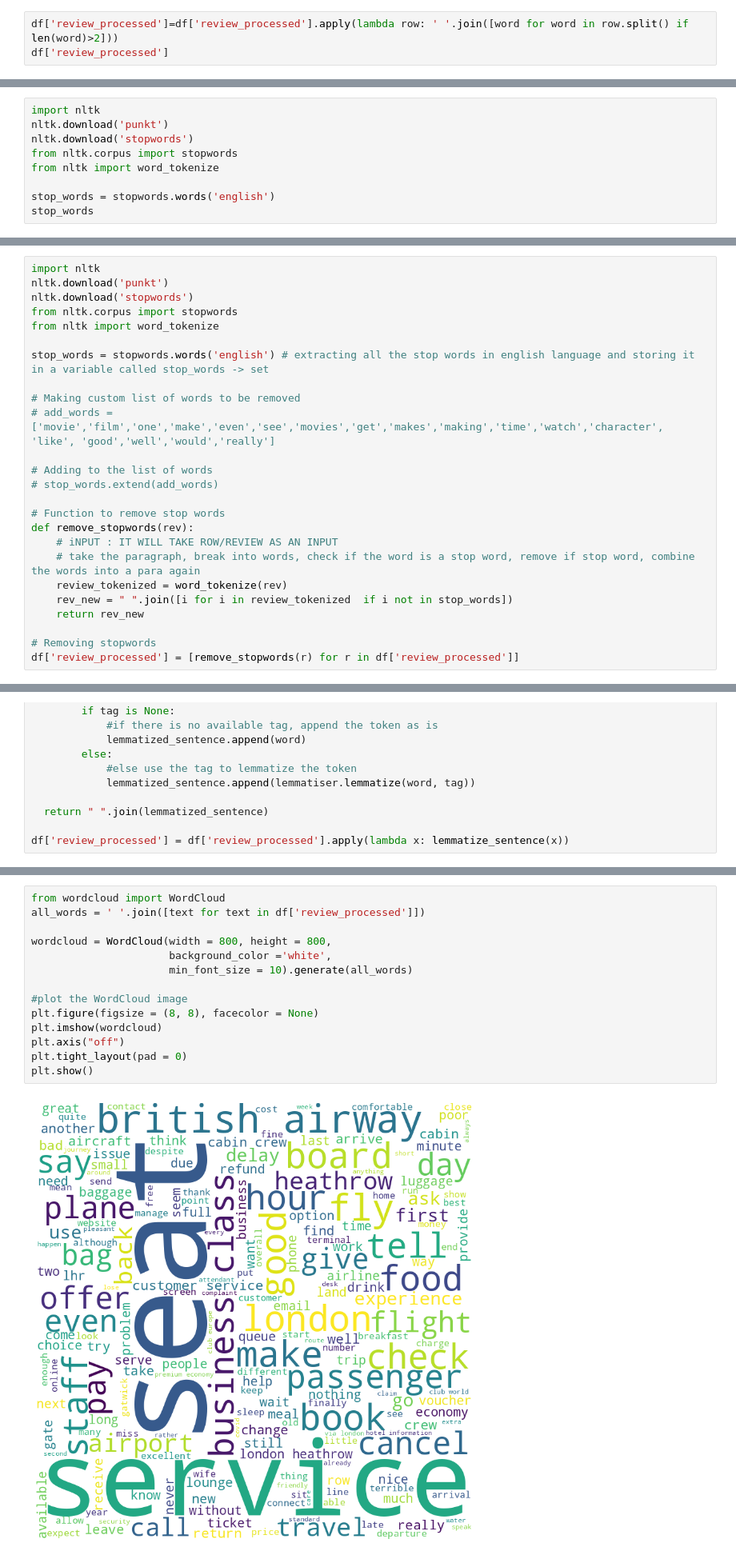
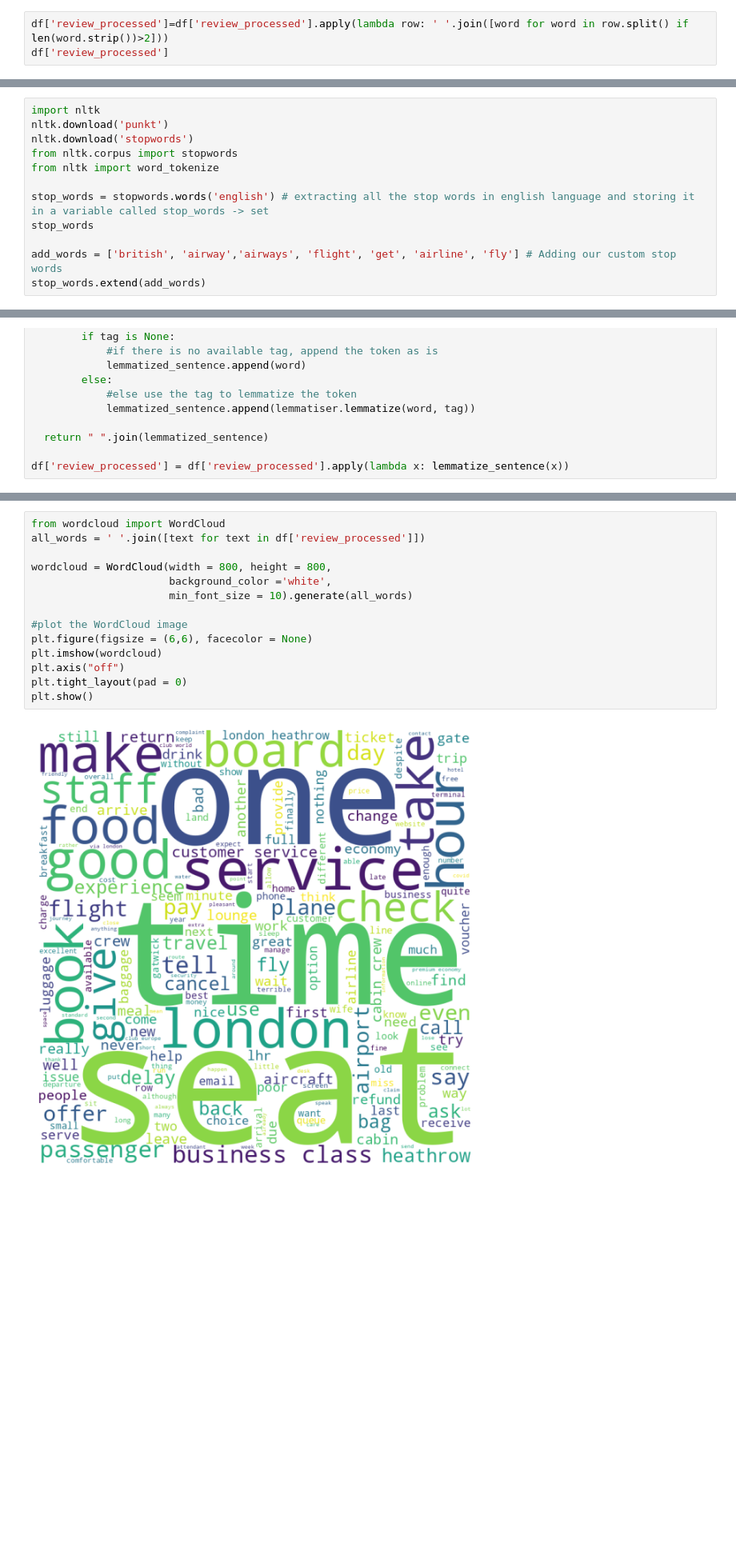
Before and after one commit to BhanuSrihridai/British-Airways, a Jupyter notebook: British_airways.ipynb, the cells around one changed output, grey strips where cells are left out. Shown: that part at 80% size. Cells and saved outputs as stored; diff of their text form; blank space fills up the shorter version.

```diff
--- a/British_airways.ipynb
+++ b/British_airways.ipynb
@@ -143,4 +142,4 @@ Replacing the shorter words with space
 # %%
-df['review_processed']=df['review_processed'].apply(lambda row: ' '.join([word for word in row.split() if len(word)>2]))
+df['review_processed']=df['review_processed'].apply(lambda row: ' '.join([word for word in row.split() if len(word.strip())>2]))
 df['review_processed']
 # %% [output]
@@ -183,8 +186,11 @@ nltk.download('stopwords')
 from nltk.corpus import stopwords
 from nltk import word_tokenize
 
-stop_words = stopwords.words('english')
+stop_words = stopwords.words('english') # extracting all the stop words in english language and storing it in a variable called stop_words -> set
 stop_words
+
+add_words = ['british', 'airway','airways', 'flight', 'get', 'airline', 'fly'] # Adding our custom stop words
+stop_words.extend(add_words)
 # %% [output]
 [nltk_data] Downloading package punkt to /root/nltk_data...
 [nltk_data]   Package punkt is already up-to-date!
@@ -210,25 +198,0 @@ stop_words
-# %%
-import nltk
-nltk.download('punkt')
-nltk.download('stopwords')
-from nltk.corpus import stopwords
-from nltk import word_tokenize
-
-stop_words = stopwords.words('english') # extracting all the stop words in english language and storing it in a variable called stop_words -> set
-
-# Making custom list of words to be removed
-# add_words = ['movie','film','one','make','even','see','movies','get','makes','making','time','watch','character', 'like', 'good','well','would','really']
-
-# Adding to the list of words
-# stop_words.extend(add_words)
-
-# Function to remove stop words
-def remove_stopwords(rev):
-    # iNPUT : IT WILL TAKE ROW/REVIEW AS AN INPUT
-    # take the paragraph, break into words, check if the word is a stop word, remove if stop word, combine the words into a para again
-    review_tokenized = word_tokenize(rev)
-    rev_new = " ".join([i for i in review_tokenized  if i not in stop_words])
-    return rev_new
-
-# Removing stopwords
-df['review_processed'] = [remove_stopwords(r) for r in df['review_processed']]
@@ -373,16 +315,16 @@ Word Cloud
 # %%
 from wordcloud import WordCloud
 all_words = ' '.join([text for text in df['review_processed']])
 
 wordcloud = WordCloud(width = 800, height = 800,
                       background_color ='white',
                       min_font_size = 10).generate(all_words)
 
 #plot the WordCloud image
-plt.figure(figsize = (8, 8), facecolor = None)
+plt.figure(figsize = (6,6), facecolor = None)
 plt.imshow(wordcloud)
 plt.axis("off")
 plt.tight_layout(pad = 0)
 plt.show()
 # %% [output]
-[figure, old version]
+[figure, new version]
```
Also changed, not shown: parts of 24 cells of this notebook.
